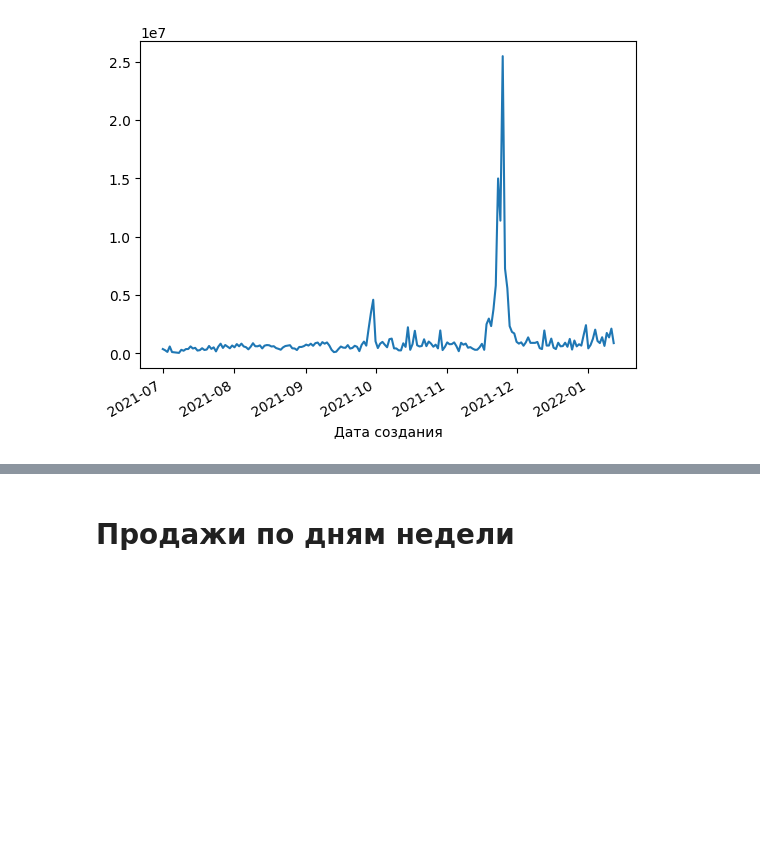
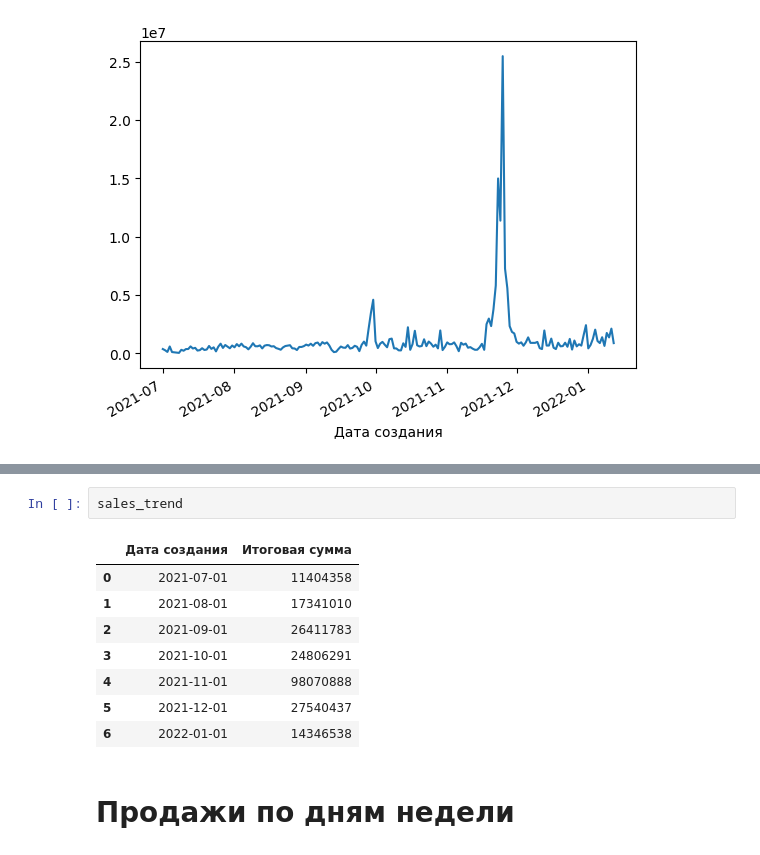
Before and after one commit to OlgaRv/Lesson_INT_AD, a Jupyter notebook: Lesson_01.ipynb, the cells around one changed output, grey strips where cells are left out. Drawn from its saved outputs; the diff is of its cells as text; blank space fills up the shorter version.

```diff
--- a/Lesson_01.ipynb
+++ b/Lesson_01.ipynb
@@ -224,3 +244,14 @@ Name: Итоговая сумма, Length: 194, dtype: int64
+# %%
+sales_trend
+# %% [output]
+|  | Дата создания | Итоговая сумма |
+| 0 | 2021-07-01 | 11404358 |
+| 1 | 2021-08-01 | 17341010 |
+| 2 | 2021-09-01 | 26411783 |
+| 3 | 2021-10-01 | 24806291 |
+| 4 | 2021-11-01 | 98070888 |
+| 5 | 2021-12-01 | 27540437 |
+| 6 | 2022-01-01 | 14346538 |
 # %% [markdown]
 # Продажи по дням недели
 # %%
```
Also changed, not shown: parts of 1 cell of this notebook.
